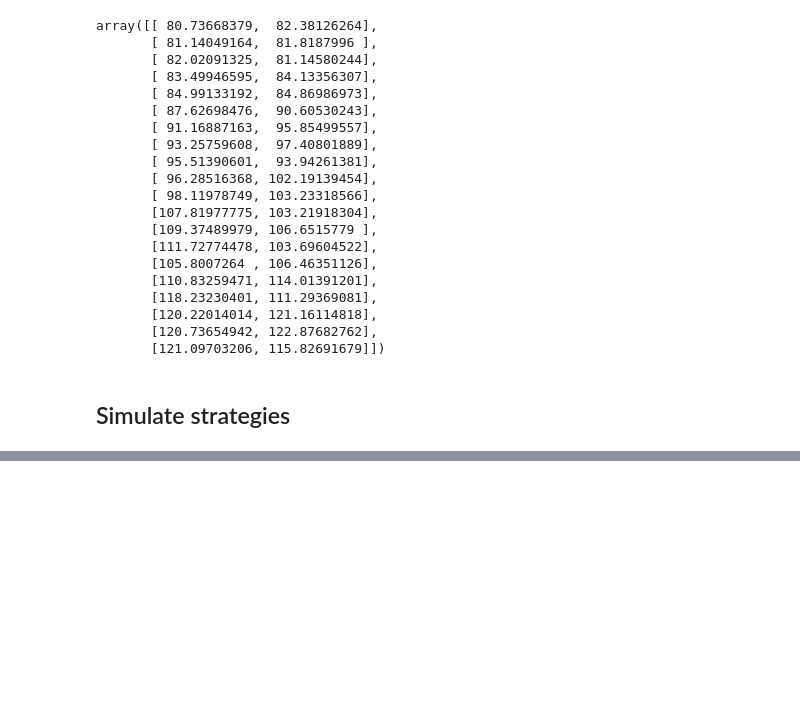
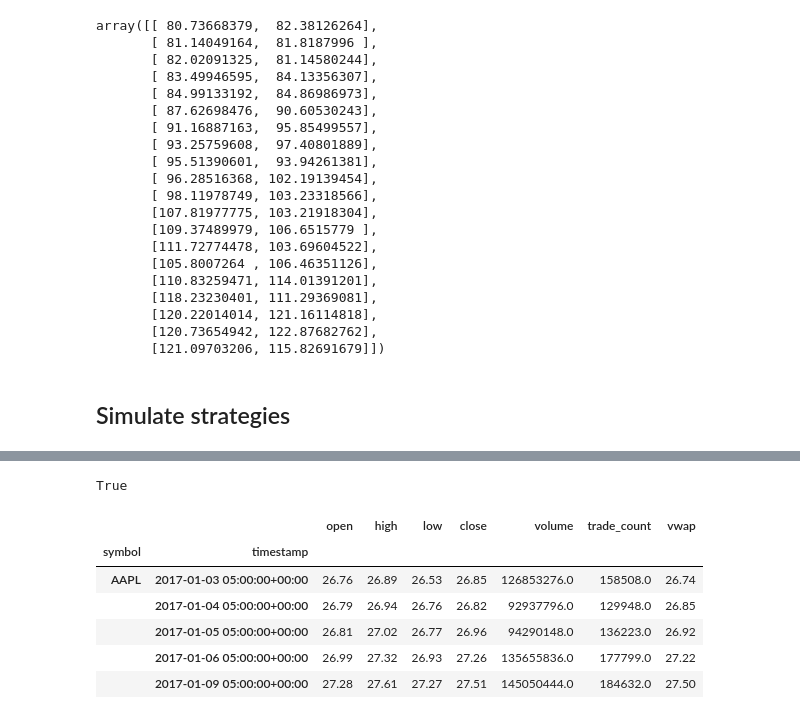
Before and after one commit to yalishanda42/stonksbot, a Jupyter notebook: demon/poc.ipynb, the cells around one changed output, grey strips where cells are left out. Saved outputs shown, nothing was run; the diff lists cells and outputs as text; code cells hidden in the pictures; blank space fills up the shorter version.

```diff
--- a/demon/poc.ipynb
+++ b/demon/poc.ipynb
@@ -433,0 +465,5 @@ plot_portfolio(demon_openclose_portfolio, stocks_data, 'Demon Strategy (Open-Clo
+# %%
+import dotenv
+dotenv.load_dotenv()
+# %% [output]
+True
@@ -433,0 +472,6 @@ plot_portfolio(demon_openclose_portfolio, stocks_data, 'Demon Strategy (Open-Clo
+# %%
+ALPACA_PAPER_API_KEY = os.getenv("ALPACA_PAPER_API_KEY")
+ALPACA_PAPER_SECRET_KEY = os.getenv("ALPACA_PAPER_SECRET_KEY")
+
+if ALPACA_PAPER_API_KEY is None or ALPACA_PAPER_SECRET_KEY is None:
+    raise ValueError("API keys not found in environment variables.")
@@ -433,0 +484,21 @@ plot_portfolio(demon_openclose_portfolio, stocks_data, 'Demon Strategy (Open-Clo
+# %%
+daily_historical_request = StockBarsRequest(
+    symbol_or_symbols=ALL_TICKERS,
+    timeframe=TimeFrame.Day,
+    start=datetime(2017, 1, 1),
+    end=datetime(2024, 12, 1),
+    adjustment=Adjustment.ALL,
+)
+
+daily_historical_data = client.get_stock_bars(daily_historical_request)
+df = daily_historical_data.df
+
+df.head()
+# %% [output]
+|  |  | open | high | low | close | volume | trade_count | vwap |
+| symbol | timestamp |  |  |  |  |  |  |  |
+| AAPL | 2017-01-03 05:00:00+00:00 | 26.76 | 26.89 | 26.53 | 26.85 | 126853276.0 | 158508.0 | 26.74 |
+|  | 2017-01-04 05:00:00+00:00 | 26.79 | 26.94 | 26.76 | 26.82 | 92937796.0 | 129948.0 | 26.85 |
+|  | 2017-01-05 05:00:00+00:00 | 26.81 | 27.02 | 26.77 | 26.96 | 94290148.0 | 136223.0 | 26.92 |
+|  | 2017-01-06 05:00:00+00:00 | 26.99 | 27.32 | 26.93 | 27.26 | 135655836.0 | 177799.0 | 27.22 |
+|  | 2017-01-09 05:00:00+00:00 | 27.28 | 27.61 | 27.27 | 27.51 | 145050444.0 | 184632.0 | 27.50 |
```
Also changed, not shown: parts of 18 cells of this notebook, 2 other files.
